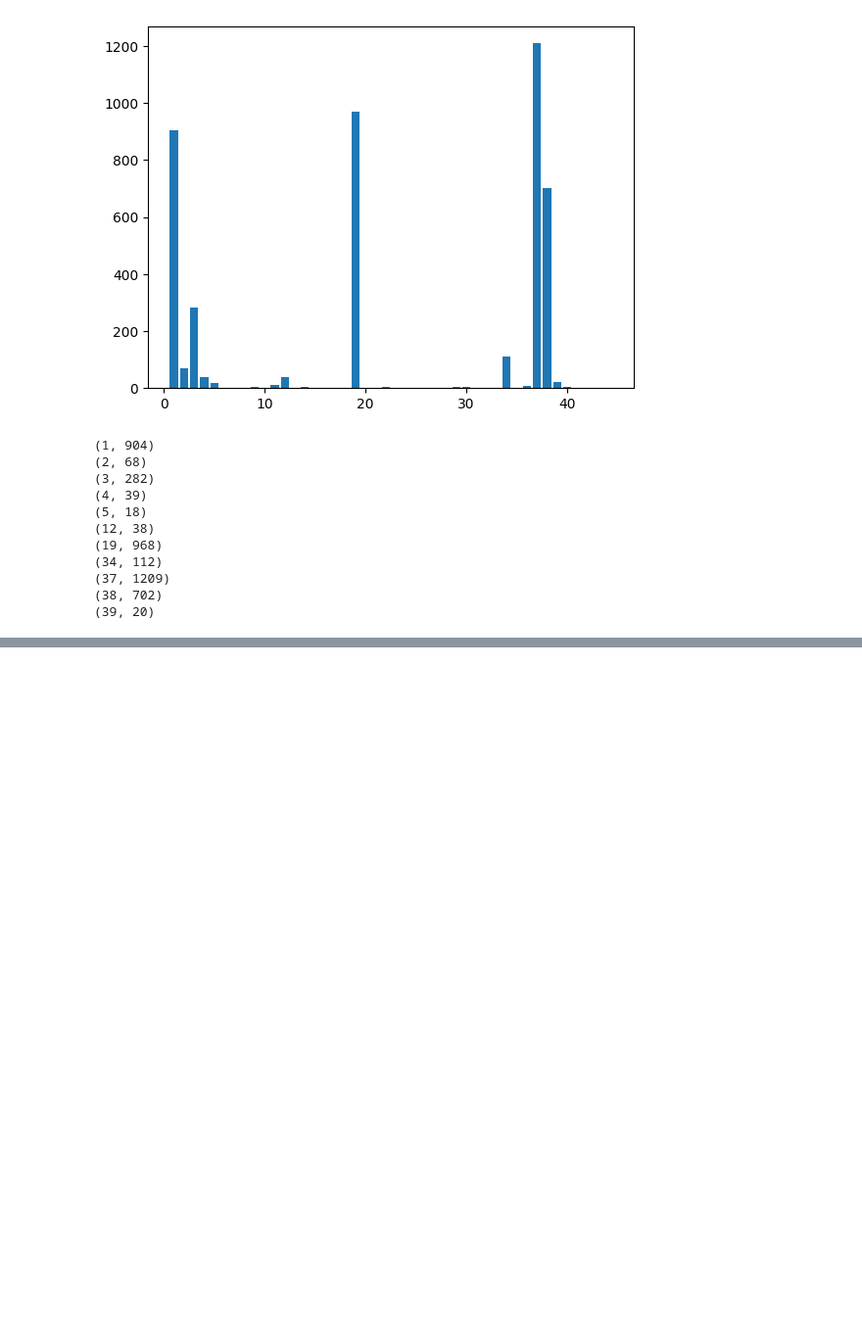
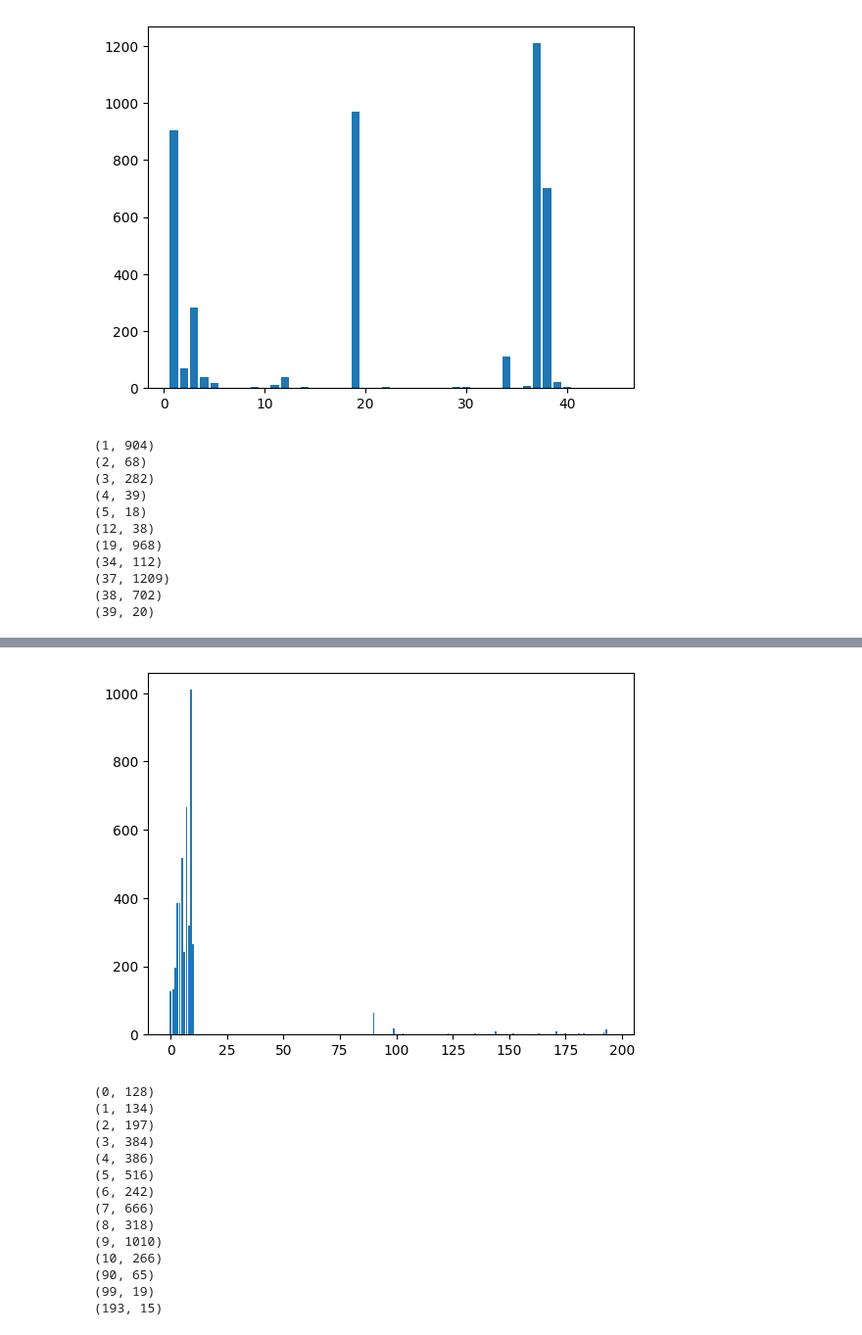
Before and after one commit to HueyKolowich/student_success, a Jupyter notebook: StudentSuccess.ipynb, the cells around one changed output, grey strips where cells are left out. Shown at 98% size. Saved outputs shown, nothing was run; the diff lists cells and outputs as text; code cells hidden in the pictures; blank space fills up the shorter version.

Commit message:
occupational and qualification bins

```diff
--- a/StudentSuccess.ipynb
+++ b/StudentSuccess.ipynb
@@ -119,0 +156,34 @@ for item in sorted(dist.items()):
+# %%
+dist = {}
+
+for level in X['Father\'s occupation']:
+  if level not in dist.keys():
+    dist[level] = 1
+  else:
+    dist[level] += 1
+
+items = sorted(dist.items())
+
+a, b = zip(*items)
+plt.bar(a, b)
+plt.show()
+
+for item in sorted(dist.items()):
+  if item[1] > 10:
+    print(item)
+# %% [output]
+[figure, added]
+(0, 128)
+(1, 134)
+(2, 197)
+(3, 384)
+(4, 386)
+(5, 516)
+(6, 242)
+(7, 666)
+(8, 318)
+(9, 1010)
+(10, 266)
+(90, 65)
+(99, 19)
+(193, 15)
```
Also changed, not shown: parts of 5 cells of this notebook.
